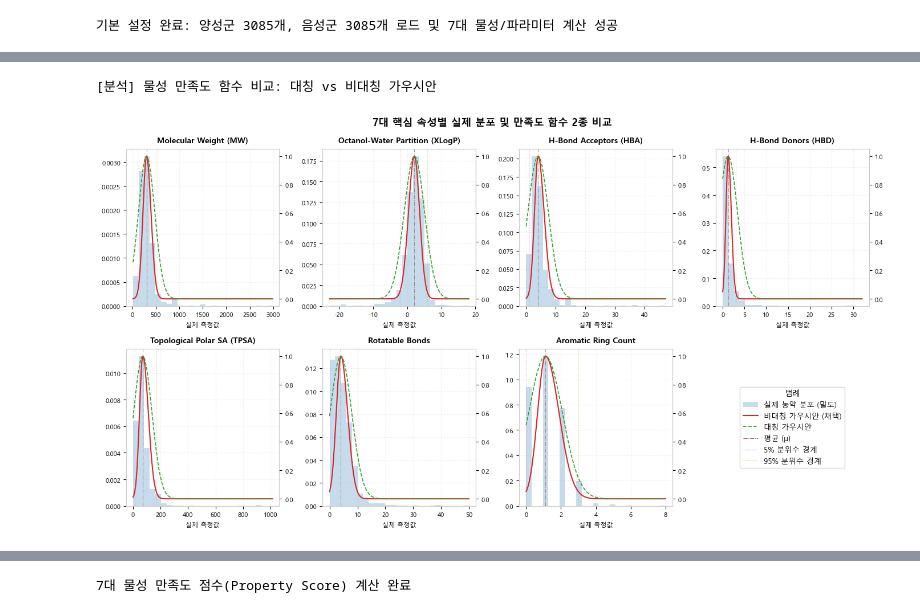
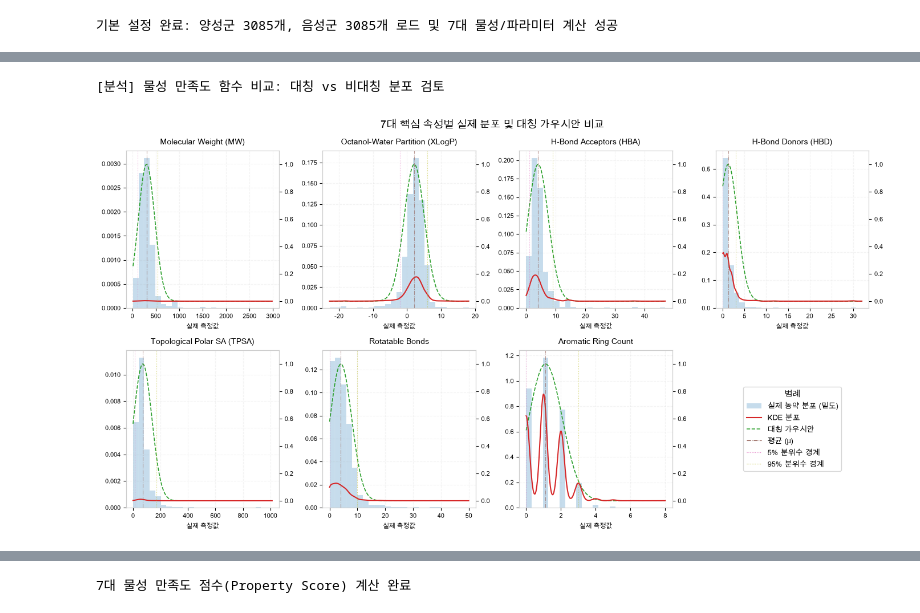
Before and after one commit to KNY1029/AL2026, a Jupyter notebook: finalV4.ipynb, the cells around one changed output, grey strips where cells are left out. Drawn from its saved outputs; the diff is of its cells as text; code cells hidden in the pictures.

```diff
--- a/finalV4.ipynb
+++ b/finalV4.ipynb
@@ -432,7 +384,21 @@ neg_vals = [
 ]
 
 plt.figure(figsize=(7, 3.5))
-plt.rcParams['font.family'] = 'Malgun Gothic'
+import platform
+import matplotlib.font_manager as fm
+available_fonts = {f.name for f in fm.fontManager.ttflist}
+if platform.system() == 'Windows':
+    font_candidates = ['Malgun Gothic', 'Arial Unicode MS', 'Noto Sans CJK KR', 'NanumGothic', 'DejaVu Sans', 'Liberation Sans']
+elif platform.system() == 'Darwin':
+    font_candidates = ['Arial Unicode MS', 'AppleGothic', 'Noto Sans CJK KR', 'NanumGothic', 'DejaVu Sans', 'Liberation Sans']
+else:
+    font_candidates = ['Noto Sans CJK KR', 'NanumGothic', 'Arial Unicode MS', 'DejaVu Sans', 'Liberation Sans']
+selected_font = next((name for name in font_candidates if name in available_fonts), None)
+if selected_font:
+    plt.rcParams['font.family'] = selected_font
+else:
+    plt.rcParams['font.family'] = 'DejaVu Sans' if 'DejaVu Sans' in available_fonts else 'sans-serif'
+plt.rcParams['axes.unicode_minus'] = False
 plt.rcParams['axes.unicode_minus'] = False
 
 colors = ['#e0e0e0', '#8cd39e', '#3fa66c', '#1b5e20']
@@ -469,6 +435,6 @@ ZINC 음성군 방향족 고리 수 평균: 81.3%가 고리 없음, 평균 0.199
 # %%
-# [주석] 농약 물성 분포의 비대칭성(양의 왜도) 및 분위수 경계(5%, 95%) 통제를 위한 비대칭 가우시안 채택 타당성 검증
-print('[분석] 물성 만족도 함수 비교: 대칭 vs 비대칭 가우시안')
+# [주석] 농약 물성 분포의 비대칭성(양의 왜도) 및 분위수 경계(5%, 95%) 통제를 위한 분포 검증
+print('[분석] 물성 만족도 함수 비교: 대칭 vs 비대칭 분포 검토')
 print()
 from scipy.stats import gaussian_kde, skew
 import numpy as np, math
@@ -491,8 +457,22 @@ for col in PROPERTY_COLUMNS:
     if col not in final_neg.columns:
         final_neg[col] = [prop_funcs[col](m) for m in final_neg['mol']]
 
-# --- 1. 7대 핵심 속성에 대해 실제 분포와 대칭/비대칭 가우시안 곡선 오버레이 (2x4 그리드) ---
-plt.rcParams['font.family'] = 'Malgun Gothic'
+# --- 1. 7대 핵심 속성에 대해 실제 분포와 대칭 가우시안 비교 (2x4 그리드) ---
+import platform
+import matplotlib.font_manager as fm
+available_fonts = {f.name for f in fm.fontManager.ttflist}
+if platform.system() == 'Windows':
+    font_candidates = ['Malgun Gothic', 'Arial Unicode MS', 'Noto Sans CJK KR', 'NanumGothic', 'DejaVu Sans', 'Liberation Sans']
+elif platform.system() == 'Darwin':
+    font_candidates = ['Arial Unicode MS', 'AppleGothic', 'Noto Sans CJK KR', 'NanumGothic', 'DejaVu Sans', 'Liberation Sans']
+else:
+    font_candidates = ['Noto Sans CJK KR', 'NanumGothic', 'Arial Unicode MS', 'DejaVu Sans', 'Liberation Sans']
+selected_font = next((name for name in font_candidates if name in available_fonts), None)
+if selected_font:
+    plt.rcParams['font.family'] = selected_font
+else:
+    plt.rcParams['font.family'] = 'DejaVu Sans' if 'DejaVu Sans' in available_fonts else 'sans-serif'
+plt.rcParams['axes.unicode_minus'] = False
 plt.rcParams['axes.unicode_minus'] = False
 
 fig, axes = plt.subplots(2, 4, figsize=(14, 7.5))
@@ -501,12 +481,12 @@ axes_flat = axes.flatten()
 for i, col in enumerate(PROPERTY_COLUMNS):
     ax1 = axes_flat[i]
     vals = pos_df[col].to_numpy()
-    mean_val, sigma_up, sigma_down = stats_asym[col]
+    mean_val = np.mean(vals)
     std_val = np.std(vals)
-
     x_range = np.linspace(min(vals), max(vals), 300)
-    y_asym = [desirability_asym(x, mean_val, sigma_up, sigma_down) for x in x_range]
     y_sym = [desirability_sym(x, mean_val, std_val) for x in x_range]
+    kde = gaussian_kde(vals)
+    y_kde = kde(x_range)
 
     # 실제 분포 히스토그램 (좌축)
     ax1.hist(vals, bins=25, density=True, alpha=0.25, color='#1f77b4', edgecolor='white', linewidth=0.2)
@@ -515,11 +495,11 @@ for i, col in enumerate(PROPERTY_COLUMNS):
     ax1.tick_params(axis='both', labelsize=8)
     ax1.grid(True, linestyle='--', alpha=0.15)
 
-    # 만족도 점수 곡선 (우축)
+    # 대칭 가우시안 및 밀도 커널 분포 (우축)
     ax2 = ax1.twinx()
-    ax2.plot(x_range, y_asym, color='#d62728', linewidth=1.5, linestyle='-')
-    ax2.plot(x_range, y_sym, color='#2ca02c', linewidth=1.2, linestyle='--')
-    ax2.set_ylim(-0.05, 1.05)
+    ax2.plot(x_range, y_sym, color='#2ca02c', linewidth=1.2, linestyle='--', label='대칭 가우시안')
+    ax2.plot(x_range, y_kde, color='#d62728', linewidth=1.5, linestyle='-', label='KDE 분포')
+    ax2.set_ylim(-0.05, max(max(y_sym), max(y_kde)) * 1.1)
     ax2.tick_params(axis='y', labelsize=8)
 
     # 분위수 및 평균 경계 수직선
@@ -531,39 +511,38 @@ for i, col in enumerate(PROPERTY_COLUMNS):
 
 # 8번째 서브플롯은 범례로 활용
 ax_legend = axes_flat[7]
 ax_legend.axis('off')
 from matplotlib.lines import Line2D
 from matplotlib.patches import Patch
 legend_elements = [
     Patch(facecolor='#1f77b4', edgecolor='none', alpha=0.25, label='실제 농약 분포 (밀도)'),
-    Line2D([0], [0], color='#d62728', lw=1.5, linestyle='-', label='비대칭 가우시안 (채택)'),
+    Line2D([0], [0], color='#d62728', lw=1.5, linestyle='-', label='KDE 분포'),
     Line2D([0], [0], color='#2ca02c', lw=1.2, linestyle='--', label='대칭 가우시안'),
     Line2D([0], [0], color='#8c564b', lw=0.8, linestyle='-.', label='평균 (μ)'),
     Line2D([0], [0], color='#e377c2', lw=0.8, linestyle=':', label='5% 분위수 경계'),
     Line2D([0], [0], color='#bcbd22', lw=0.8, linestyle=':', label='95% 분위수 경계')
 ]
 ax_legend.legend(handles=legend_elements, loc='center', frameon=True, fontsize=9.5, title='범례', title_fontsize=10)
 
-plt.suptitle('7대 핵심 속성별 실제 분포 및 만족도 함수 2종 비교', fontsize=13, fontweight='bold', y=0.98)
+plt.suptitle('7대 핵심 속성별 실제 분포 및 대칭 가우시안 비교', fontsize=13, fontweight='bold', y=0.98)
 plt.tight_layout()
 plt.show()
 
 # --- 2. 7대 속성 물성 분포 비대칭성 및 표준편차 대조 ---
 print('=== 7대 속성 물성 분포 비대칭성 및 표준편차 대조 ===')
-print(f"{f'속성':<30} | {f'왜도 (Skewness)':<15} | {f'대칭형 표준편차 (σ)':<20} | {f'비대칭형 표준편차 (좌 σ_down vs 우 σ_up)'}")
+print(f"{f'속성':<30} | {f'왜도 (Skewness)':<15} | {f'대칭형 표준편차 (σ)':<20}")
 print('-' * 95)
 
 for col in PROPERTY_COLUMNS:
     vals = pos_df[col].to_numpy()
     sk = skew(vals)
     std_val = np.std(vals)
-    mean_a, sigma_up, sigma_down = stats_asym[col]
-    print(f"{labels_dict[col]:<30} | {sk:<15.2f} | {std_val:<20.2f} | {sigma_down:.2f} vs {sigma_up:.2f}")
+    print(f"{labels_dict[col]:<30} | {sk:<15.2f} | {std_val:<20.2f}")
 
 print()
 print('→ 왜도(Skewness)가 0에서 크게 벗어나 물성 분포가 비대칭적임을 보여준다.')
-print('→ 비대칭형 모델은 좌우 표준편차(σ_down, σ_up)를 독립적으로 유도하여 데이터의 비대칭성을 효과적으로 반영한다.')
+print('→ 비대칭형 표준편차는 다음 단계에서 계산하여 물성 만족도 함수에 적용합니다.')
 # %% [output]
-[분석] 물성 만족도 함수 비교: 대칭 vs 비대칭 가우시안
+[분석] 물성 만족도 함수 비교: 대칭 vs 비대칭 분포 검토
-[figure, old version]
+[figure, new version]
 === 7대 속성 물성 분포 비대칭성 및 표준편차 대조 ===
```
Also changed, not shown: parts of 16 cells of this notebook.
